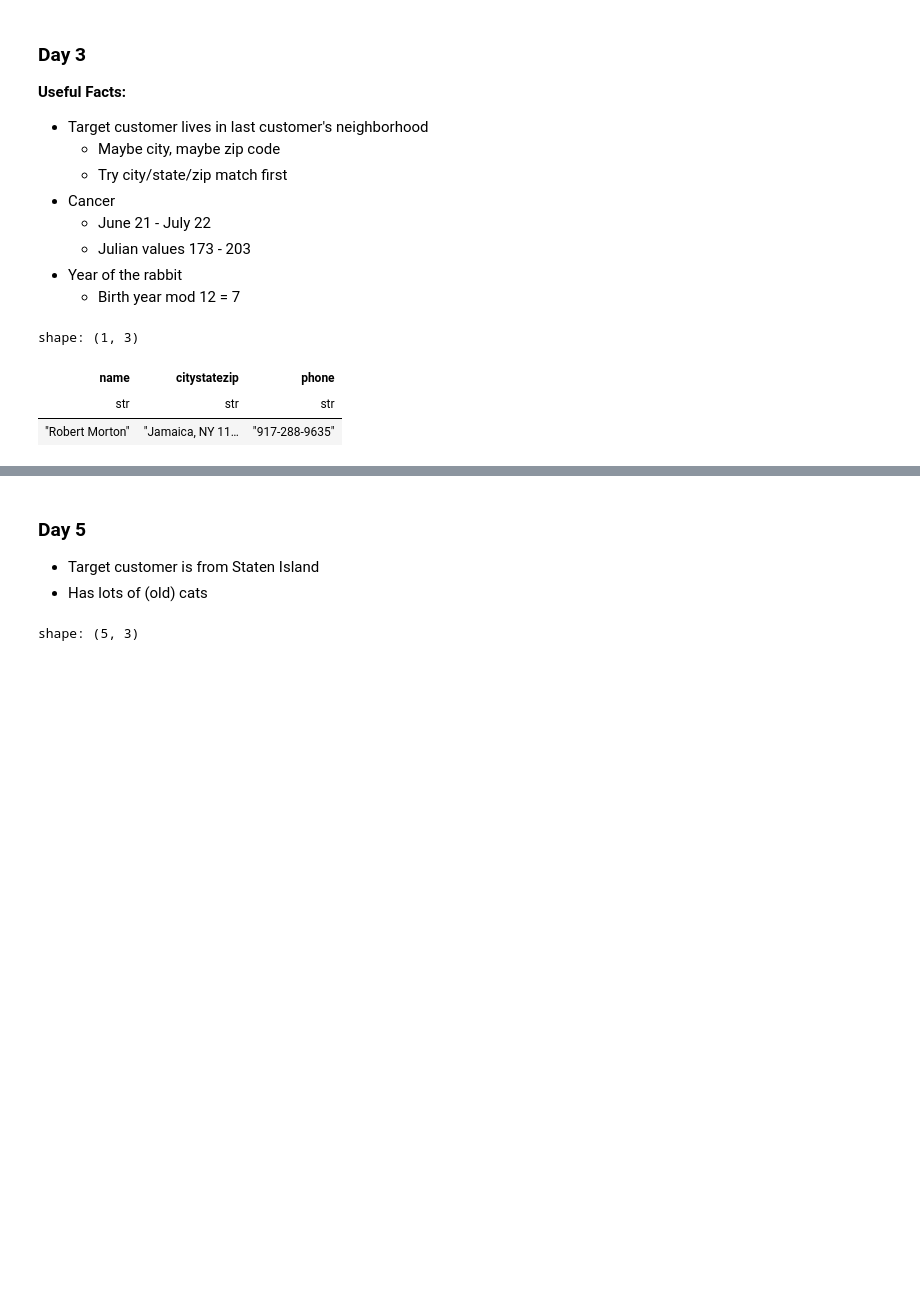
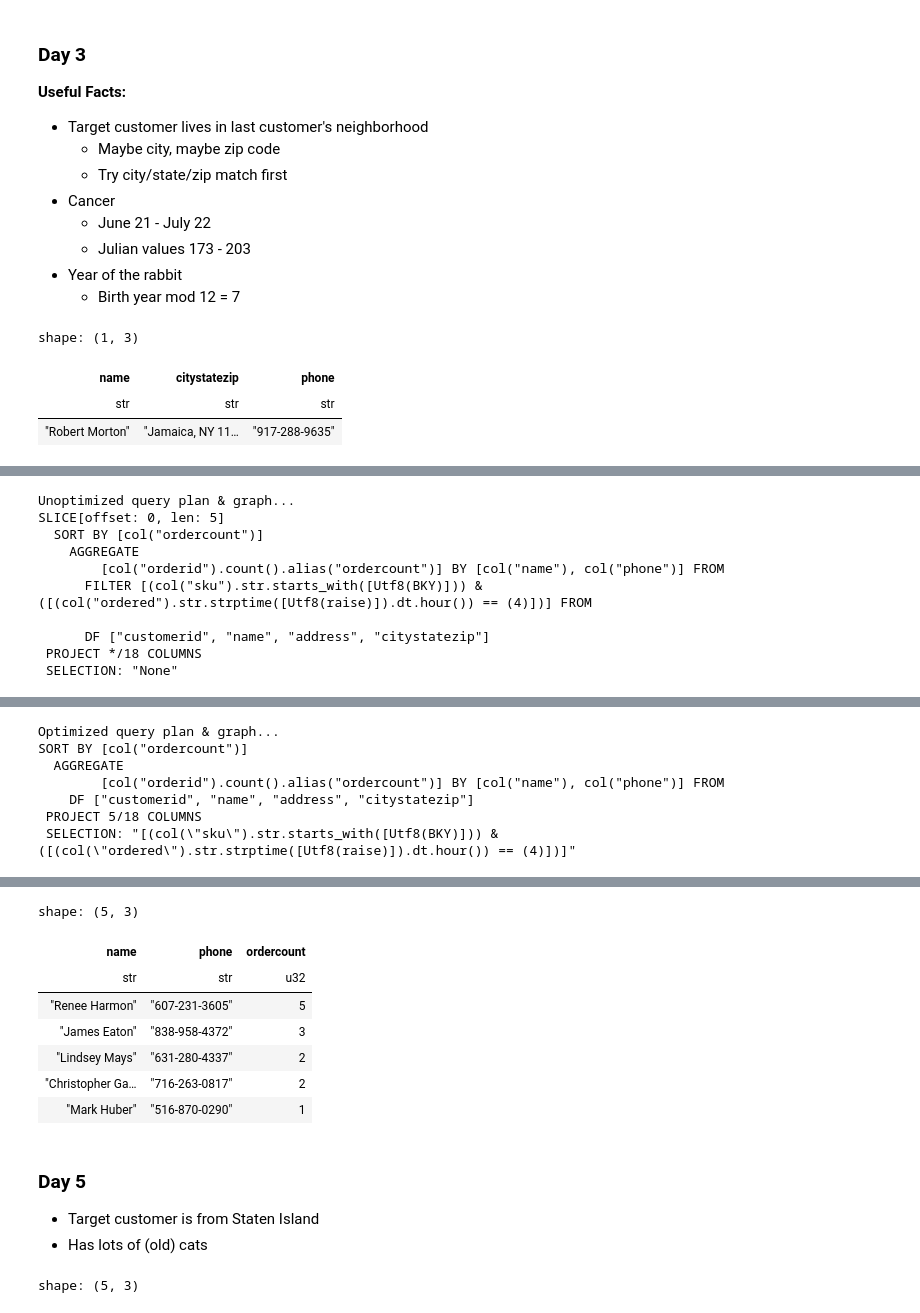
Before and after one commit to ajkerrigan/hanukkah-of-data, a Jupyter notebook: 2023/Hanukkah of Data 2023.ipynb, the cells around one changed output, grey strips where cells are left out. Cells and saved outputs as stored; diff of their text form; code cells hidden in the pictures; blank space fills up the shorter version.

Commit message:
add lazy alternative of day 4

```diff
--- a/2023/Hanukkah of Data 2023.ipynb
+++ b/2023/Hanukkah of Data 2023.ipynb
@@ -219,0 +224,32 @@ shape: (5, 3)
+# %%
+day4_lazy = (
+    df.lazy()
+    .filter(
+        (pl.col("sku").str.starts_with("BKY"))
+        & (pl.col("ordered").str.strptime(pl.Datetime).dt.hour() == 4)
+    )
+    .group_by(["name", "phone"])
+    .agg(pl.col("orderid").count().alias("ordercount"))
+    .top_k(5, by="ordercount")
+)
+
+print("Unoptimized query plan & graph...")
+print("\n".join(day4_lazy.explain(optimized=False).split(";")))
+day4_lazy.show_graph(optimized=False)
+
+print("Optimized query plan & graph...")
+print("\n".join(day4_lazy.explain(optimized=True).split(";")))
+day4_lazy.show_graph(optimized=True)
+
+day4_lazy.collect().select(["name", "phone", "ordercount"])
+# %% [output]
+Unoptimized query plan & graph...
+SLICE[offset: 0, len: 5]
+  SORT BY [col("ordercount")]
+    AGGREGATE
+        [col("orderid").count().alias("ordercount")] BY [col("name"), col("phone")] FROM
+      FILTER [(col("sku").str.starts_with([Utf8(BKY)])) & ([(col("ordered").str.strptime([Utf8(raise)]).dt.hour()) == (4)])] FROM
+
+      DF ["customerid", "name", "address", "citystatezip"]
+ PROJECT */18 COLUMNS
+ SELECTION: "None"
@@ -219,0 +257,7 @@ shape: (5, 3)
+Optimized query plan & graph...
+SORT BY [col("ordercount")]
+  AGGREGATE
+        [col("orderid").count().alias("ordercount")] BY [col("name"), col("phone")] FROM
+    DF ["customerid", "name", "address", "citystatezip"]
+ PROJECT 5/18 COLUMNS
+ SELECTION: "[(col(\"sku\").str.starts_with([Utf8(BKY)])) & ([(col(\"ordered\").str.strptime([Utf8(raise)]).dt.hour()) == (4)])]"
@@ -220,3 +265,11 @@ shape: (5, 3)
+shape: (5, 3)
+| name | phone | ordercount |
+| str | str | u32 |
+| "Renee Harmon" | "607-231-3605" | 5 |
+| "James Eaton" | "838-958-4372" | 3 |
+| "Lindsey Mays" | "631-280-4337" | 2 |
+| "Christopher Ga… | "716-263-0817" | 2 |
+| "Mark Huber" | "516-870-0290" | 1 |
 # %% [markdown]
 ### Day 5
 
```
Also changed, not shown: parts of 8 cells of this notebook.
